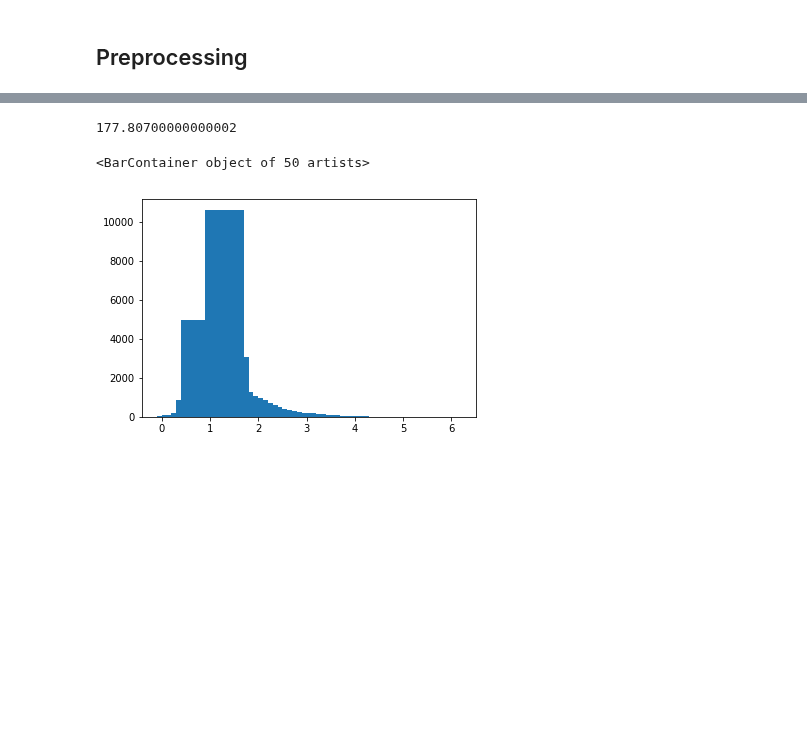
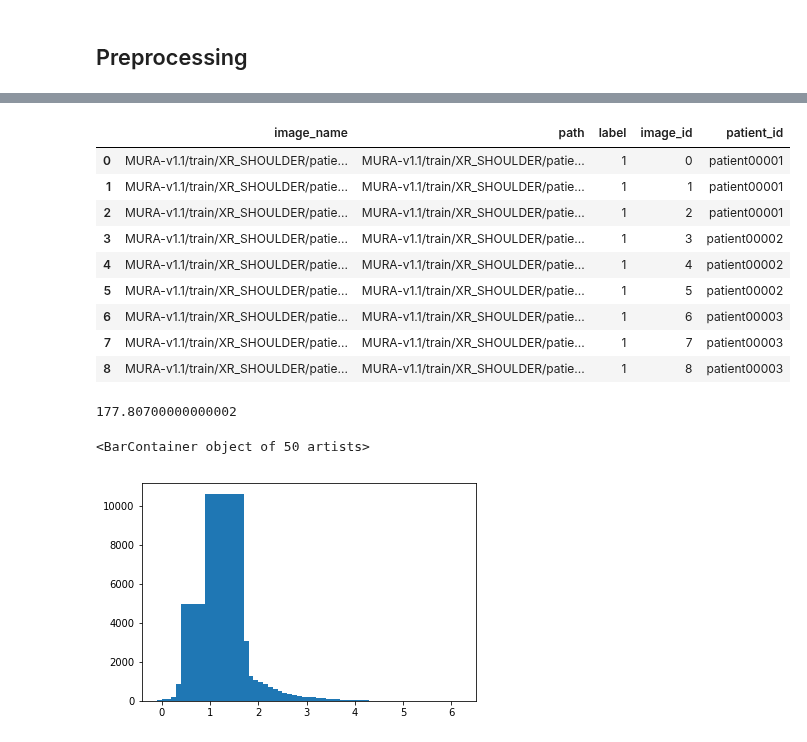
Before and after one commit to yanneta/dl-course, a Jupyter notebook: mura_from_scratch.ipynb, the cells around one changed output, grey strips where cells are left out. Saved outputs shown, nothing was run; the diff lists cells and outputs as text; code cells hidden in the pictures; blank space fills up the shorter version.

```diff
--- a/mura_from_scratch.ipynb
+++ b/mura_from_scratch.ipynb
@@ -67,0 +72,5 @@ result2.head()
+# %%
+def get_patient_id(path):
+    return path.split("/")[3]
+# %%
+result["patient_id"] = result["path"].apply(get_patient_id)
@@ -68,3 +86,18 @@ result2.head()
+# %%
+sample_df = result[result.patient_id.isin(sample_example)]
+# %%
+sample_df
+# %% [output]
+|  | image_name | path | label | image_id | patient_id |
+| 0 | MURA-v1.1/train/XR_SHOULDER/patie... | MURA-v1.1/train/XR_SHOULDER/patie... | 1 | 0 | patient00001 |
+| 1 | MURA-v1.1/train/XR_SHOULDER/patie... | MURA-v1.1/train/XR_SHOULDER/patie... | 1 | 1 | patient00001 |
+| 2 | MURA-v1.1/train/XR_SHOULDER/patie... | MURA-v1.1/train/XR_SHOULDER/patie... | 1 | 2 | patient00001 |
+| 3 | MURA-v1.1/train/XR_SHOULDER/patie... | MURA-v1.1/train/XR_SHOULDER/patie... | 1 | 3 | patient00002 |
+| 4 | MURA-v1.1/train/XR_SHOULDER/patie... | MURA-v1.1/train/XR_SHOULDER/patie... | 1 | 4 | patient00002 |
+| 5 | MURA-v1.1/train/XR_SHOULDER/patie... | MURA-v1.1/train/XR_SHOULDER/patie... | 1 | 5 | patient00002 |
+| 6 | MURA-v1.1/train/XR_SHOULDER/patie... | MURA-v1.1/train/XR_SHOULDER/patie... | 1 | 6 | patient00003 |
+| 7 | MURA-v1.1/train/XR_SHOULDER/patie... | MURA-v1.1/train/XR_SHOULDER/patie... | 1 | 7 | patient00003 |
+| 8 | MURA-v1.1/train/XR_SHOULDER/patie... | MURA-v1.1/train/XR_SHOULDER/patie... | 1 | 8 | patient00003 |
 # %%
 sizes = [read_image(PATH/x).shape for x in df["image_name"].values]
 # %%
```
Also changed, not shown: parts of 5 cells of this notebook.
